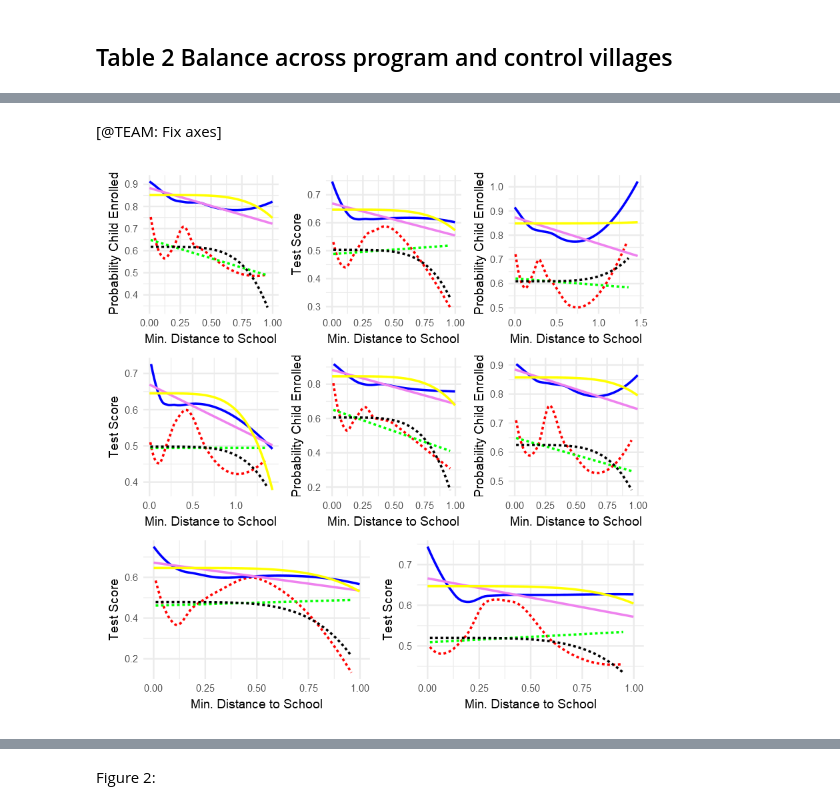
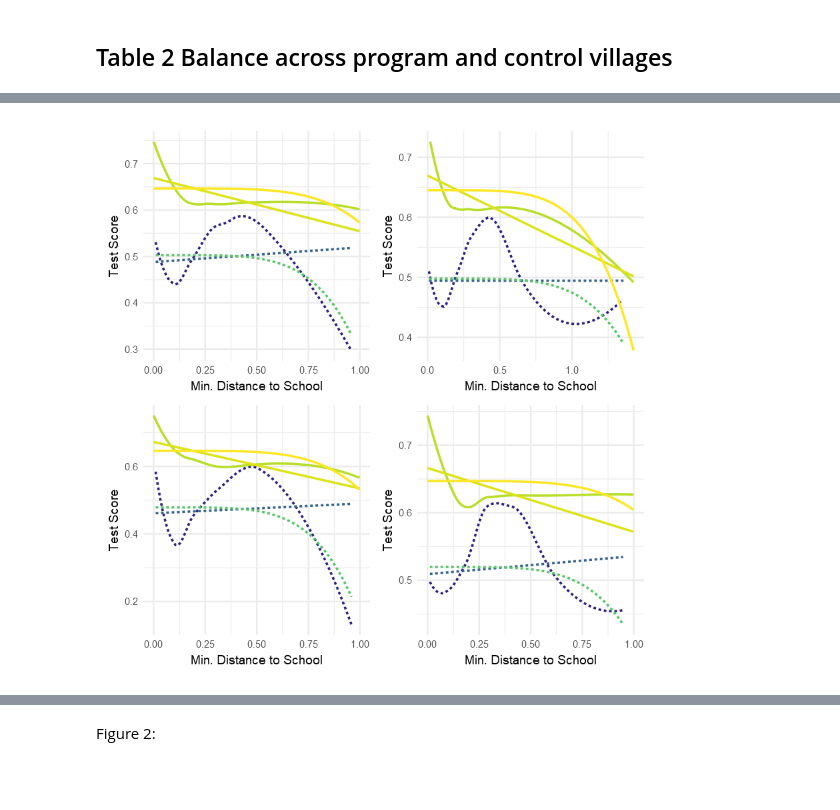
Before and after one commit to Abraham-newbie/Replication, a Jupyter notebook: project.ipynb, the cells around one changed output, grey strips where cells are left out. Saved outputs shown, nothing was run; the diff lists cells and outputs as text; code cells hidden in the pictures; blank space fills up the shorter version.

Commit message:
Added marginal plots.

```diff
--- a/project.ipynb
+++ b/project.ipynb
@@ -180,19 +181,13 @@ Table_2(child_data)
 | Sunni |  |  | 0.877 | 0.034 *** |
 | Urdu |  |  | 0.114 | 0.046 *** |
 | Sindhi |  |  | 0.662 | 0.064 *** |
-# %% [markdown]
-[@TEAM: Fix axes]
 # %%
 
-m1<-school_data %>% filter(min_school_dist_sef < 1)  %>% poly_plot(.,"min_school_dist_sef","fu_child_enrolled")  + labs(x ="Min. Distance to School",y= "Probability Child Enrolled")
-m2<-school_data %>% filter(min_school_dist_sef < 1)  %>% poly_plot(.,"min_school_dist_sef","total_score_pct") + labs(x ="Min. Distance to School",y= "Test Score")
-m3<-school_data %>% filter(min_school_dist_sef < 1.5)  %>% poly_plot(.,"min_school_dist_sef","fu_child_enrolled")  + labs(x ="Min. Distance to School",y= "Probability Child Enrolled")
-m4<-school_data %>% filter(min_school_dist_sef < 1.5)  %>% poly_plot(.,"min_school_dist_sef","total_score_pct")+ labs(x ="Min. Distance to School",y= "Test Score")
-m5<-school_data %>% filter( min_school_dist_sef < 1 & fu_female == 1)  %>% poly_plot(.,"min_school_dist_sef","fu_child_enrolled") + labs(x ="Min. Distance to School",y= "Probability Child Enrolled")
-m6<-school_data %>% filter( min_school_dist_sef < 1 & fu_female == 0)  %>% poly_plot(.,"min_school_dist_sef","fu_child_enrolled") + labs(x ="Min. Distance to School",y= "Probability Child Enrolled")
-m7<-school_data %>% filter( min_school_dist_sef < 1 & fu_female == 1)  %>% poly_plot(.,"min_school_dist_sef","total_score_pct")+ labs(x ="Min. Distance to School",y= "Test Score")
-m8<-school_data %>% filter( min_school_dist_sef < 1 & fu_female == 0)  %>% poly_plot(.,"min_school_dist_sef","total_score_pct")+ labs(x ="Min. Distance to School",y= "Test Score")
-figure_1.1<-(m1 |m2|m3)/(m4| m5|m6)/ (m7|m8)
-print(figure_1.1)
+m2<-school_data %>% filter(min_school_dist_sef < 1)  %>% poly_plot(.,"min_school_dist_sef","total_score_pct") + labs(x ="Minimum Distance to School",y= "Test Score")
+m4<-school_data %>% filter(min_school_dist_sef < 1.5)  %>% poly_plot(.,"min_school_dist_sef","total_score_pct")+ labs(x ="Minimum Distance to School",y= "Test Score")
+m7<-school_data %>% filter( min_school_dist_sef < 1 & fu_female == 1)  %>% poly_plot(.,"min_school_dist_sef","total_score_pct")+ labs(x ="Minimum Distance to School",y= "Test Score")
+m8<-school_data %>% filter( min_school_dist_sef < 1 & fu_female == 0)  %>% poly_plot(.,"min_school_dist_sef","total_score_pct")+ labs(x ="Minimum Distance to School",y= "Test Score")
+figure_1.1<-(m2|m4)/(m7|m8)
+suppressWarnings(print(figure_1.1))
 # %% [output]
-[figure, old version]
+[figure, new version]
```
Also changed, not shown: parts of 8 cells of this notebook, 2 other files.
